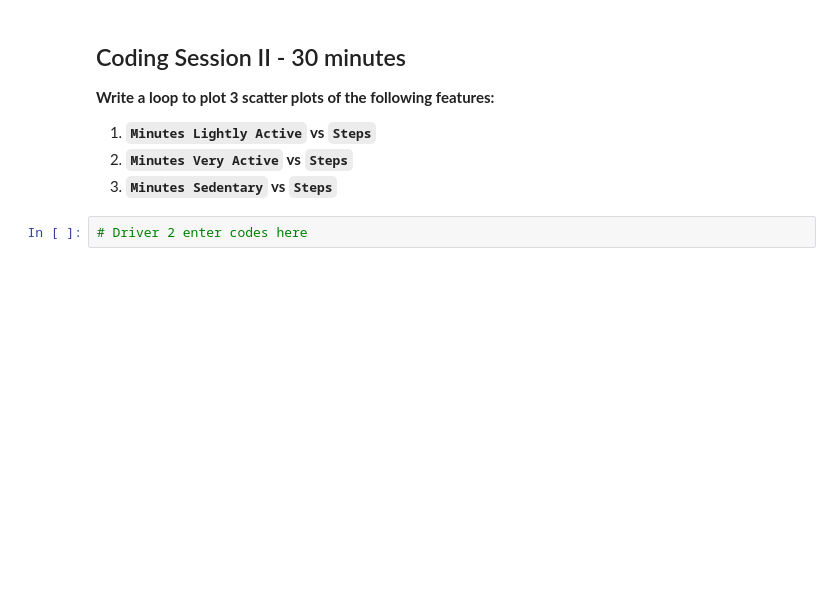
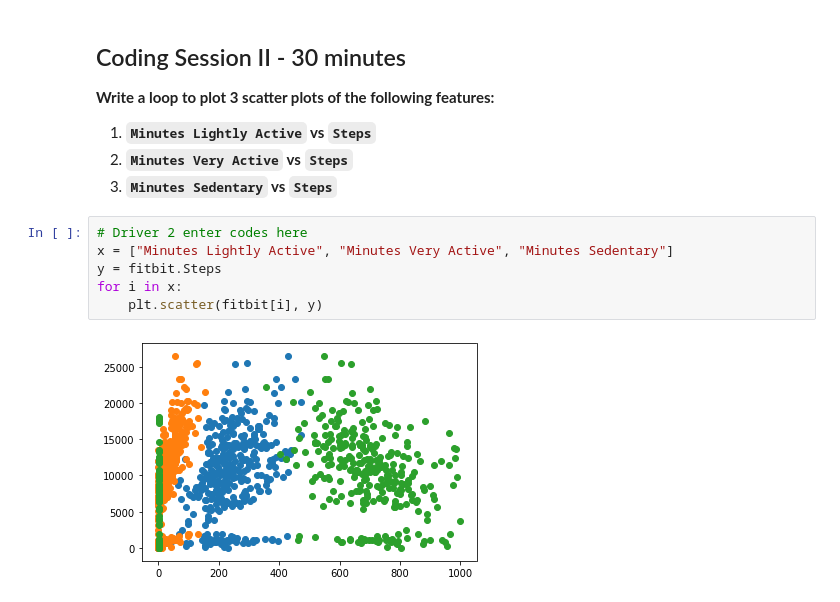
Before and after one commit to RuslanGusiev/lab-matplotlib-seaborn, a Jupyter notebook: your-code/challenge-2.ipynb, the cells around one changed output. Saved outputs shown, nothing was run; the diff lists cells and outputs as text; blank space fills up the shorter version.

```diff
--- a/your-code/challenge-2.ipynb
+++ b/your-code/challenge-2.ipynb
@@ -81,5 +81,11 @@ plt.savefig('Steps.png')
 1. **`Minutes Lightly Active`  vs `Steps`**
 1. **`Minutes Very Active` vs `Steps`**
 1. **`Minutes Sedentary` vs `Steps`**
-# %%
-# Driver 2 enter codes here
+# %%
+# Driver 2 enter codes here
+x = ["Minutes Lightly Active", "Minutes Very Active", "Minutes Sedentary"]
+y = fitbit.Steps
+for i in x:
+    plt.scatter(fitbit[i], y)
+# %% [output]
+[figure, added]
```
Also changed, not shown: parts of 1 cell of this notebook.
